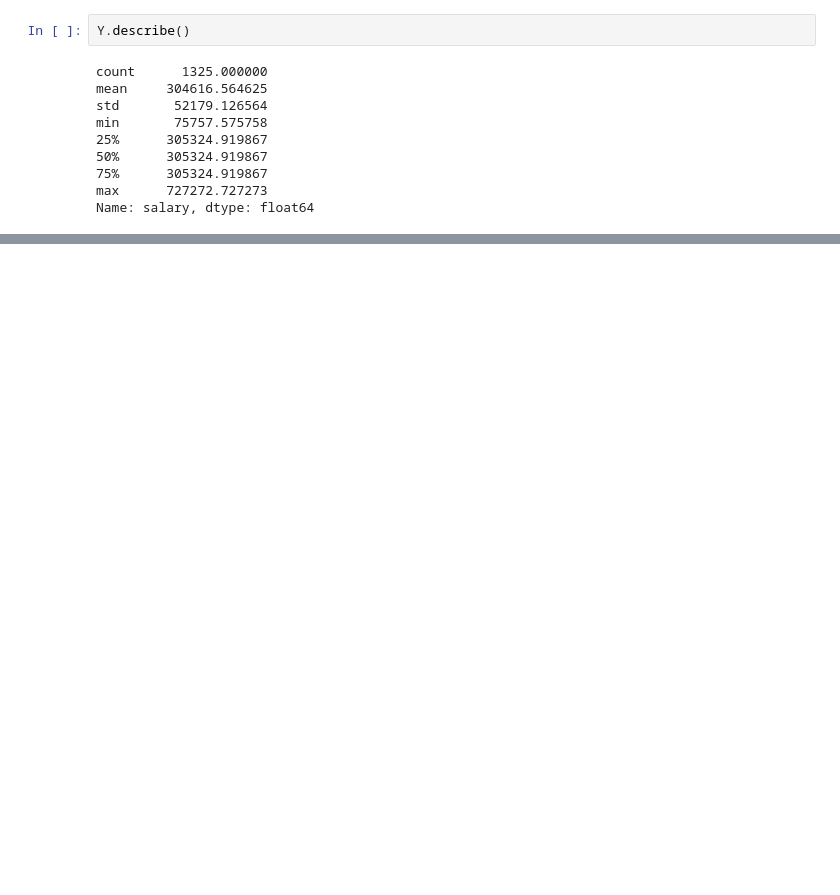
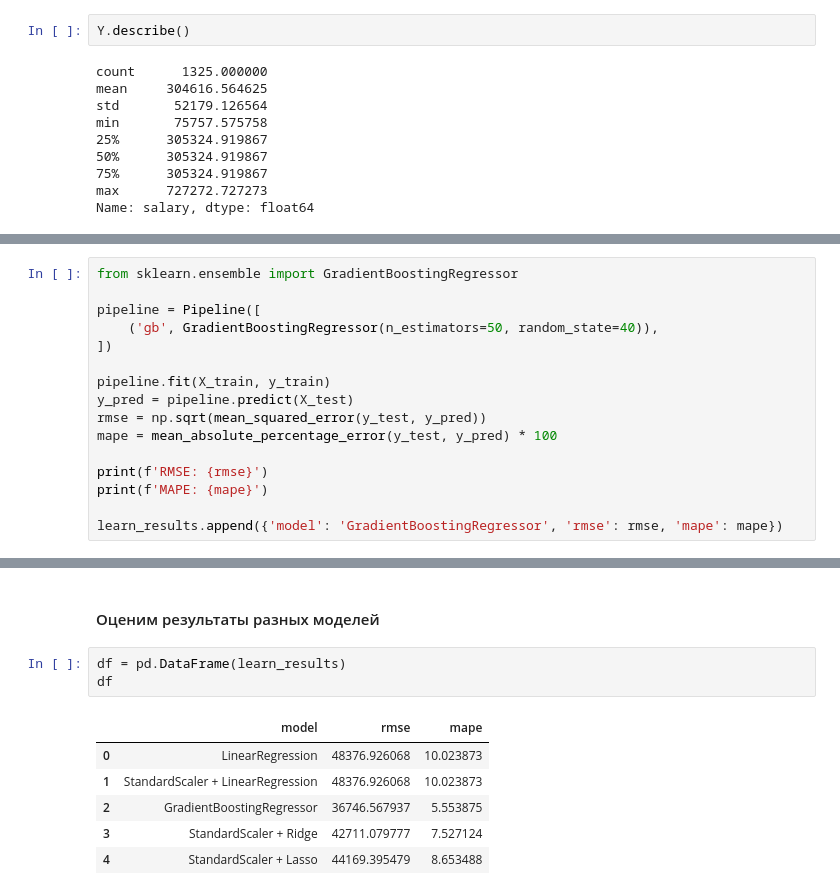
Before and after one commit to igortyulkin/d2sp, a Jupyter notebook: hw/task4/task4.ipynb, the cells around one changed output, grey strips where cells are left out. Drawn from its saved outputs; the diff is of its cells as text; blank space fills up the shorter version.

```diff
--- a/hw/task4/task4.ipynb
+++ b/hw/task4/task4.ipynb
@@ -568,0 +608,16 @@ RMSE: 46910.22726144677
+# %%
+from sklearn.ensemble import GradientBoostingRegressor
+
+pipeline = Pipeline([
+    ('gb', GradientBoostingRegressor(n_estimators=50, random_state=40)),
+])
+
+pipeline.fit(X_train, y_train)
+y_pred = pipeline.predict(X_test)
+rmse = np.sqrt(mean_squared_error(y_test, y_pred))
+mape = mean_absolute_percentage_error(y_test, y_pred) * 100
+
+print(f'RMSE: {rmse}')
+print(f'MAPE: {mape}')
+
+learn_results.append({'model': 'GradientBoostingRegressor', 'rmse': rmse, 'mape': mape})
@@ -568,0 +689,12 @@ RMSE: 46910.22726144677
+# %% [markdown]
+#### Оценим результаты разных моделей
+# %%
+df = pd.DataFrame(learn_results)
+df
+# %% [output]
+|  | model | rmse | mape |
+| 0 | LinearRegression | 48376.926068 | 10.023873 |
+| 1 | StandardScaler + LinearRegression | 48376.926068 | 10.023873 |
+| 2 | GradientBoostingRegressor | 36746.567937 | 5.553875 |
+| 3 | StandardScaler + Ridge | 42711.079777 | 7.527124 |
+| 4 | StandardScaler + Lasso | 44169.395479 | 8.653488 |
```
Also changed, not shown: parts of 14 cells of this notebook, 1 other file.
